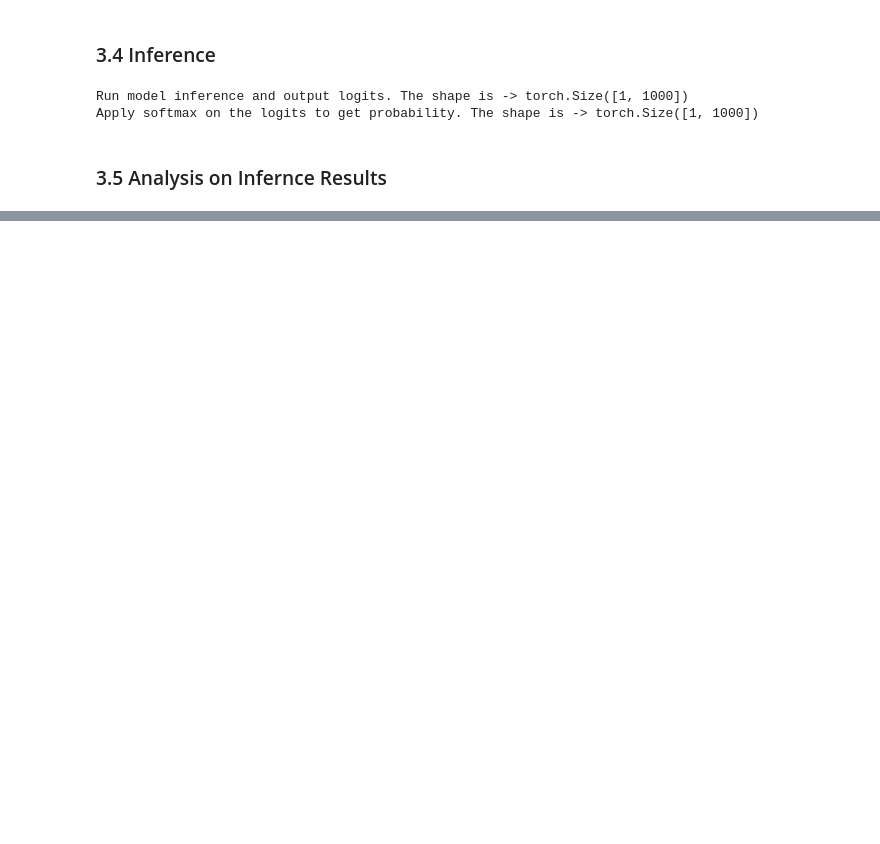
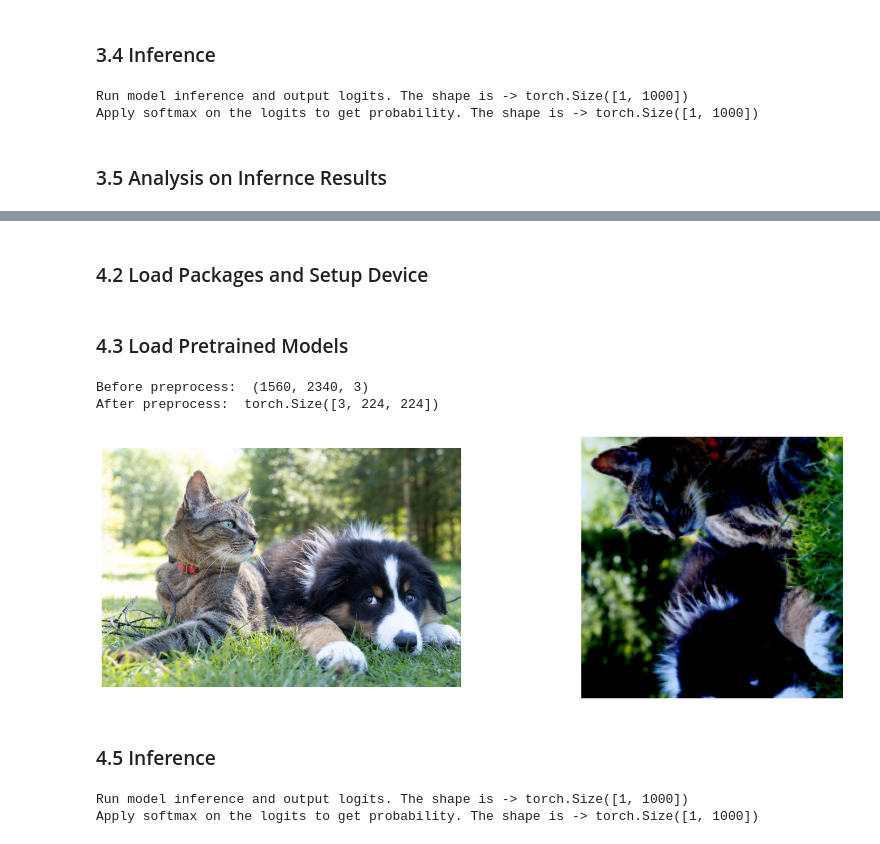
Before and after one commit to joyenjoye/datawhale_team_learning, a Jupyter notebook: projects/202301_image_classification/notebooks/02_inference_with_pretrained_models.ipynb, the cells around one changed output, grey strips where cells are left out. Drawn from its saved outputs; the diff is of its cells as text; code cells hidden in the pictures; blank space fills up the shorter version.

```diff
--- a/projects/202301_image_classification/notebooks/02_inference_with_pretrained_models.ipynb
+++ b/projects/202301_image_classification/notebooks/02_inference_with_pretrained_models.ipynb
@@ -269,0 +342,22 @@ display(pred_df) # 展示预测结果表格
+# %% [markdown]
+### 4.2 Load Packages and Setup Device
+# %% [markdown]
+### 4.3 Load Pretrained Models
+# %%
+################################################
+# parameter
+################################################
+img_path = 'data/image_net/test/cat_dog.jpg'
+################################################
+input_img = preprocess(img_path)
+# %% [output]
+Before preprocess:  (1560, 2340, 3)
+After preprocess:  torch.Size([3, 224, 224])
+[figure, added]
+# %% [markdown]
+### 4.5 Inference
+# %%
+pred_softmax = inference(input_img)
+# %% [output]
+Run model inference and output logits. The shape is -> torch.Size([1, 1000])
+Apply softmax on the logits to get probability. The shape is -> torch.Size([1, 1000])
```
Also changed, not shown: parts of 25 cells of this notebook, 11 other files.
